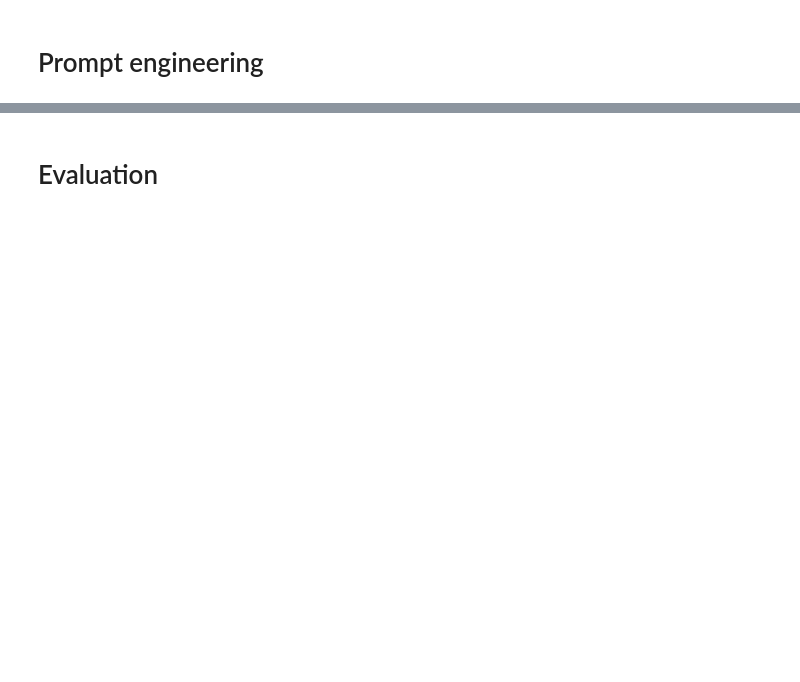
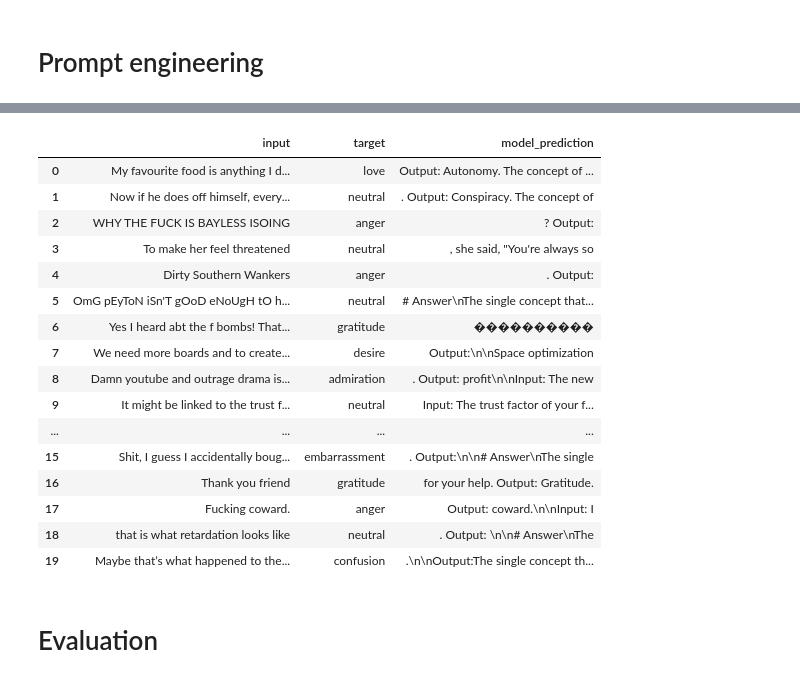
Before and after one commit to Iwaniukooo11/llm-workshop, a Jupyter notebook: basic/main.ipynb, the cells around one changed output, grey strips where cells are left out. Saved outputs shown, nothing was run; the diff lists cells and outputs as text; code cells hidden in the pictures; blank space fills up the shorter version.

```diff
--- a/basic/main.ipynb
+++ b/basic/main.ipynb
@@ -359,21 +757,39 @@ result_df
 # %%
 def get_model_prediction(input_text):
     prompt = f"What single concept best explains the output? Input: {input_text}"
 
     inputs = tokenizer(prompt, return_tensors="pt", truncation=True, max_length=512)
     inputs = {k: v.to(model.device) for k, v in inputs.items()}
 
     with torch.no_grad():
         outputs = model.generate(
             **inputs,
             max_new_tokens=10,
             do_sample=False,
             pad_token_id=tokenizer.eos_token_id
         )
 
     generated_text = tokenizer.decode(outputs[0][inputs['input_ids'].shape[1]:], skip_special_tokens=True)
     return generated_text.strip()
 
-first_10 = input_output_df.head(10).copy()
+first_10 = input_output_df.head(20).copy()
 first_10['model_prediction'] = first_10['input'].apply(get_model_prediction)
 first_10[['input', 'target', 'model_prediction']]
+# %% [output]
+|  | input | target | model_prediction |
+| 0 | My favourite food is anything I d... | love | Output: Autonomy. The concept of ... |
+| 1 | Now if he does off himself, every... | neutral | . Output: Conspiracy. The concept of |
+| 2 | WHY THE FUCK IS BAYLESS ISOING | anger | ? Output: |
+| 3 | To make her feel threatened | neutral | , she said, "You're always so |
+| 4 | Dirty Southern Wankers | anger | . Output: |
+| 5 | OmG pEyToN iSn'T gOoD eNoUgH tO h... | neutral | # Answer\nThe single concept that... |
+| 6 | Yes I heard abt the f bombs! That... | gratitude | ���������� |
+| 7 | We need more boards and to create... | desire | Output:\n\nSpace optimization |
+| 8 | Damn youtube and outrage drama is... | admiration | . Output: profit\n\nInput: The new |
+| 9 | It might be linked to the trust f... | neutral | Input: The trust factor of your f... |
+| ... | ... | ... | ... |
+| 15 | Shit, I guess I accidentally boug... | embarrassment | . Output:\n\n# Answer\nThe single |
+| 16 | Thank you friend | gratitude | for your help. Output: Gratitude. |
+| 17 | Fucking coward. | anger | Output: coward.\n\nInput: I |
+| 18 | that is what retardation looks like | neutral | . Output: \n\n# Answer\nThe |
+| 19 | Maybe that’s what happened to the... | confusion | .\n\nOutput:The single concept th... |
```
Also changed, not shown: parts of 44 cells of this notebook, 1 other file.
